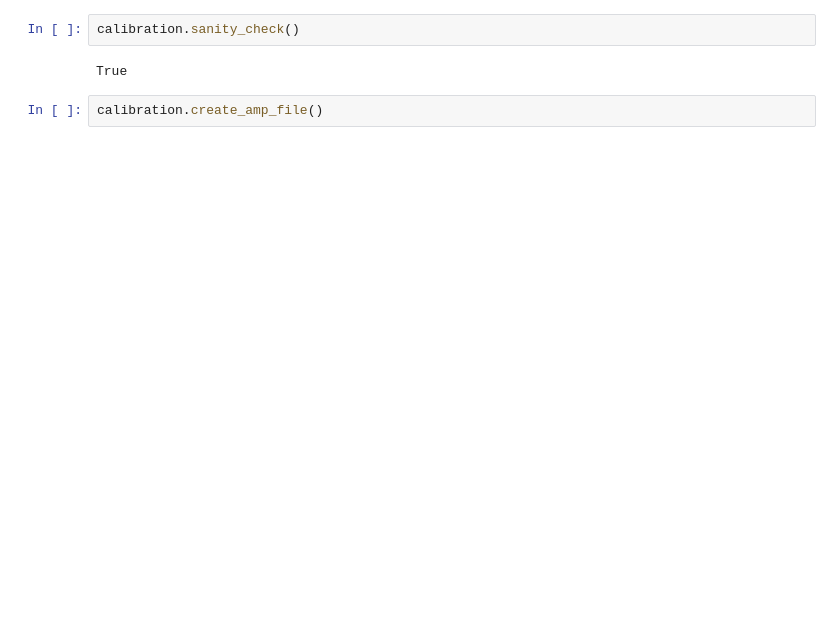
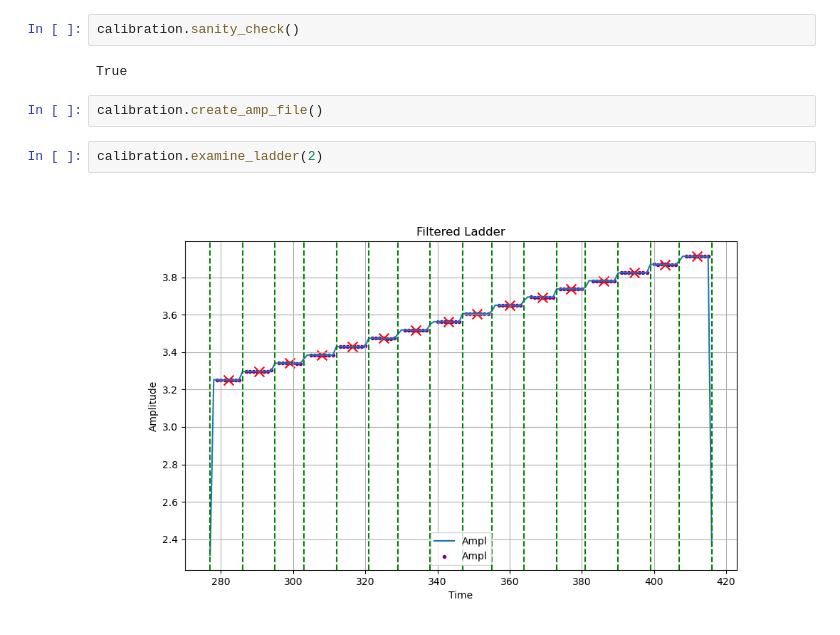
Before and after one commit to nyuad-astroparticle/vibration_testing, a Jupyter notebook: test.ipynb, the cells around one changed output. Drawn from its saved outputs; the diff is of its cells as text; blank space fills up the shorter version.

```diff
--- a/test.ipynb
+++ b/test.ipynb
@@ -18,3 +19,7 @@ calibration.sanity_check()
 True
 # %%
 calibration.create_amp_file()
+# %%
+calibration.examine_ladder(2)
+# %% [output]
+[figure, added]
```
Also changed, not shown: parts of 3 cells of this notebook, 1 other file.
